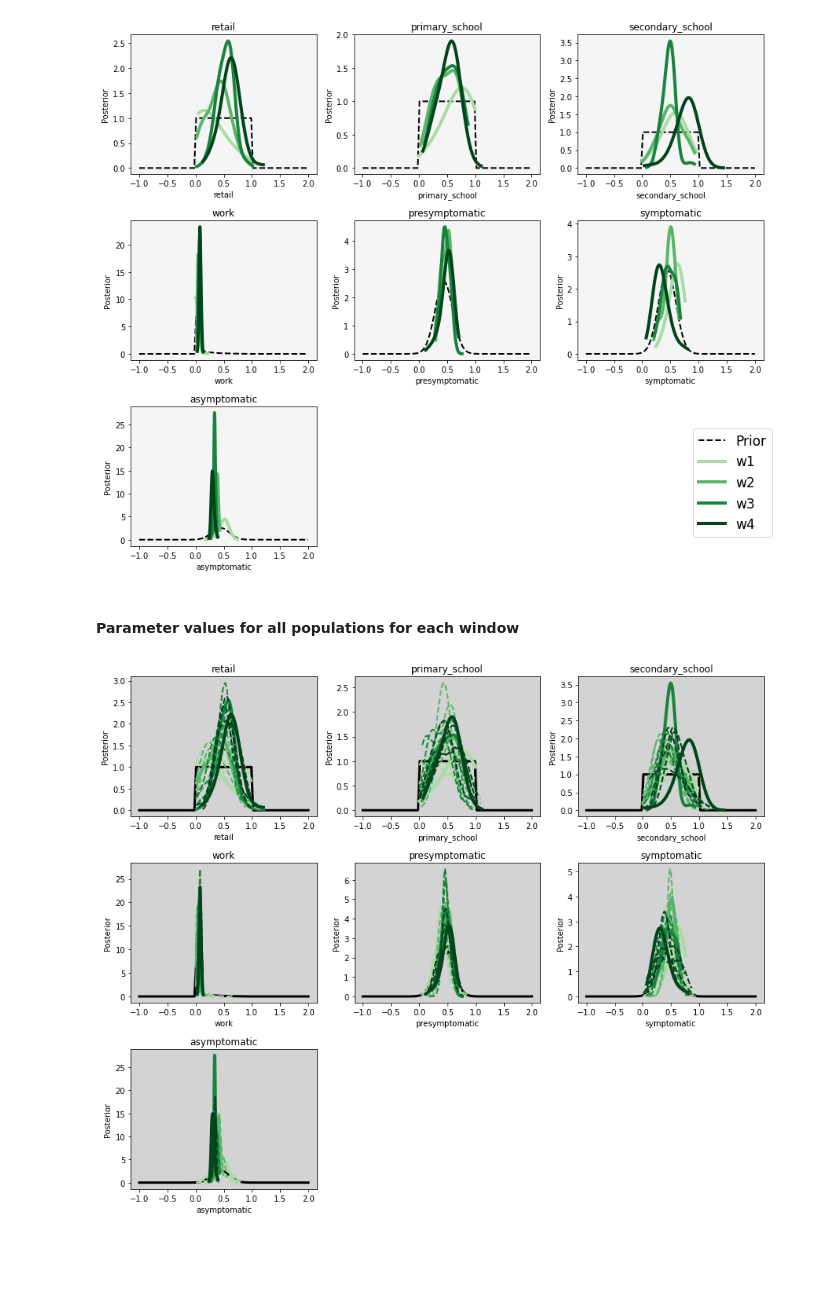
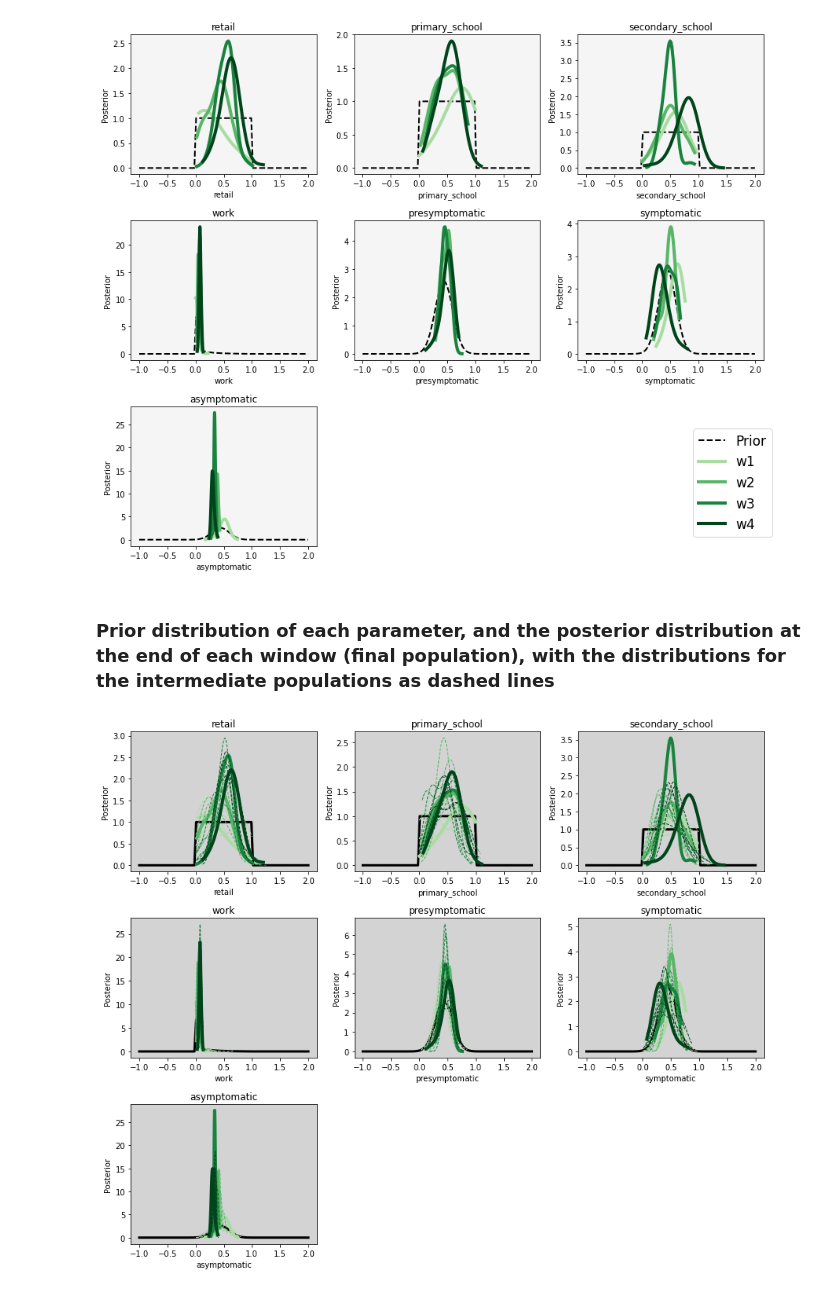
Before and after one commit to Urban-Analytics/RAMP-UA, a Jupyter notebook: experiments/calibration/AnalyseResults-5pops,100particles.ipynb, the cells around one changed output. Saved outputs shown, nothing was run; the diff lists cells and outputs as text; code cells hidden in the pictures; blank space fills up the shorter version.

```diff
--- a/experiments/calibration/AnalyseResults-5pops,100particles.ipynb
+++ b/experiments/calibration/AnalyseResults-5pops,100particles.ipynb
@@ -152,20 +84,0 @@ for run_length, best_params in best_params_dict.items():
-# %%
-# Create colours
-evenly_spaced_interval = np.linspace(0.2, 1, len(best_params_modelled_weekly_dict))
-colors = [cm.Oranges(x) for x in evenly_spaced_interval]
-# Create figure
-fig, axes = plt.subplots(1, 2, figsize=(16,4), sharey = False)
-
-for count, (run_length, sim) in enumerate(best_params_modelled_weekly_dict.items()):
-    axes[0].plot(range(len(sim)), sim, label=run_length, color=colors[count], linewidth=2)
-axes[0].plot(range(len(cases_devon_daily_summed_weekly[0:(int(ITERATIONS/7))])),
-       cases_devon_daily_summed_weekly[0:(int(ITERATIONS/7))], label="obs", color="darkblue", linewidth=2)
-axes[0].legend()
-
-evenly_spaced_interval = np.linspace(0.35, 1, len(best_params_modelled_daily_dict))
-colors = [cm.Oranges(x) for x in evenly_spaced_interval]
-for count, (run_length, sim) in enumerate(best_params_modelled_daily_dict.items()):
-    axes[1].plot(range(len(sim)), sim, label=run_length, color=colors[count], linewidth=2)
-axes[1].plot(range(len(cases_devon_daily[0:ITERATIONS])),
-       cases_devon_daily[0:ITERATIONS], label="obs", color="darkblue", linewidth=2)
-axes[1].legend()
@@ -217,45 +118,38 @@ fig.show()
 # %% [output]
 [figure]
 # %% [markdown]
-#### Parameter values for all populations for each window
+### Prior distribution of each parameter, and the posterior distribution at the end of each window (final population), with the distributions for the intermediate populations as dashed lines
 # %%
-# define colour map and line style to use in intermediate populations
+# Define colour map and line style to use in intermediate populations
 linestyles = ['dashed'] * history.max_t + ['solid']
-linewidths = [2] * history.max_t + [4]
+linewidths = [1] * history.max_t + [4]
 
 # Set up plot
 fig, axes = plt.subplots(3,int(len(original_priors)/2), figsize=(12,10))
+# Loop through each parameter
 for i, param in enumerate(original_priors.keys()):
-    color_i =0
     ax = axes.flat[i]
     ax.set_facecolor('lightgray')
     # Add parameter priors
     priors_x = np.linspace(-1, 2, 99)  # (specified so that we have some whole numbers)
     ax.plot(priors_x, pyabc.Distribution(param=all_rv[param]).pdf({"param": priors_x}),
             color = 'black', label = 'Prior', linewidth  = 3, linestyle ='solid')
-    for history_name, history in history_dict.items():
-        color = colors[color_i]
+    # Loop through each window
+    for count, (history_name, history) in enumerate(history_dict.items()):
+        # Loop through each population
         for t in range(history.max_t + 1):
             df, w = history.get_distribution(m=0, t=t)
             pyabc.visualization.plot_kde_1d(df, w, x=param, ax=ax,
                 label="{}, pop {}".format(history_name, t),
-                color = color, linestyle = linestyles[t],linewidth = linewidths[t])
+                color = colors[count], linestyle = linestyles[t],linewidth = linewidths[t])
             ax.legend(fontsize="small")
             ax.set_title(f"{param}")
             handles, labels = ax.get_legend_handles_labels()
             ax.get_legend().remove()
-        color_i = color_i +1
-#     if param!="work":
-#             ax.set_xlim(-0.5,1.5)
-#     if param=="work":
-#         ax.set_xlim(-0.05,0.1)
-#     if param =='asymptomatic':
-#           ax.set_xlim(-0.05,0.1)
-#fig.legend(handles, labels, loc='center right', fontsize = 12,
-#            bbox_to_anchor=(1.01, 0.17))
+# Formatting
 axes[2,2].set_axis_off()
 axes[2,1].set_axis_off()
 fig.tight_layout()
 fig.show()
 # %% [output]
-[figure, old version]
+[figure, new version]
```
Also changed, not shown: parts of 47 cells of this notebook, 12 other files.
